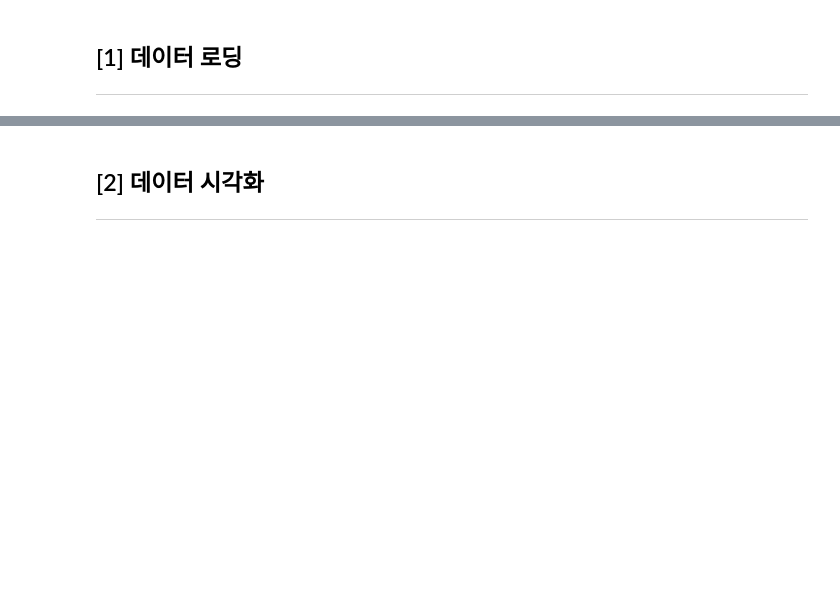
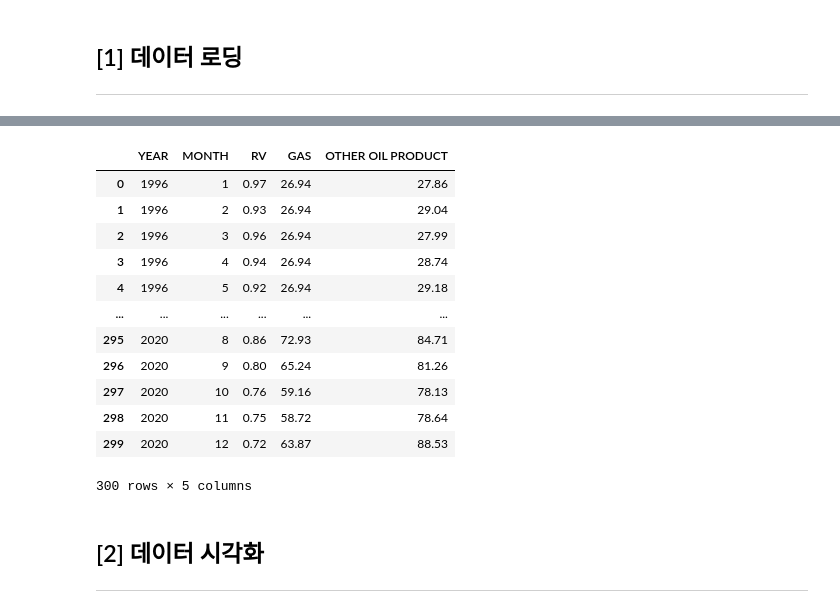
Before and after one commit to minsoo-s/03_Self_Study, a Jupyter notebook: bigstar/Model_LSTM_minsoo.ipynb, the cells around one changed output, grey strips where cells are left out. Cells and saved outputs as stored; diff of their text form; code cells hidden in the pictures; blank space fills up the shorter version.

```diff
--- a/bigstar/Model_LSTM_minsoo.ipynb
+++ b/bigstar/Model_LSTM_minsoo.ipynb
@@ -21,3 +21,7 @@ target = pd.read_csv('./target.csv')
 # 민수용, 산업용
 target_c = target['CIVIL']
 target_i = target['IND']
+# %%
+# 제공 데이터
+data_Qva = pd.read_csv('./Data_Qva.csv')
+data_RV = pd.read_csv('./Data_RV.csv')
@@ -24,3 +45,19 @@ target_i = target['IND']
+# %%
+data_RV
+# %% [output]
+|  | YEAR | MONTH | RV | GAS | OTHER OIL PRODUCT |
+| 0 | 1996 | 1 | 0.97 | 26.94 | 27.86 |
+| 1 | 1996 | 2 | 0.93 | 26.94 | 29.04 |
+| 2 | 1996 | 3 | 0.96 | 26.94 | 27.99 |
+| 3 | 1996 | 4 | 0.94 | 26.94 | 28.74 |
+| 4 | 1996 | 5 | 0.92 | 26.94 | 29.18 |
+| ... | ... | ... | ... | ... | ... |
+| 295 | 2020 | 8 | 0.86 | 72.93 | 84.71 |
+| 296 | 2020 | 9 | 0.80 | 65.24 | 81.26 |
+| 297 | 2020 | 10 | 0.76 | 59.16 | 78.13 |
+| 298 | 2020 | 11 | 0.75 | 58.72 | 78.64 |
+| 299 | 2020 | 12 | 0.72 | 63.87 | 88.53 |
+300 rows × 5 columns
 # %% [markdown]
 ## [2] 데이터 시각화
 ---
```
Also changed, not shown: parts of 6 cells of this notebook, 2 other files.
